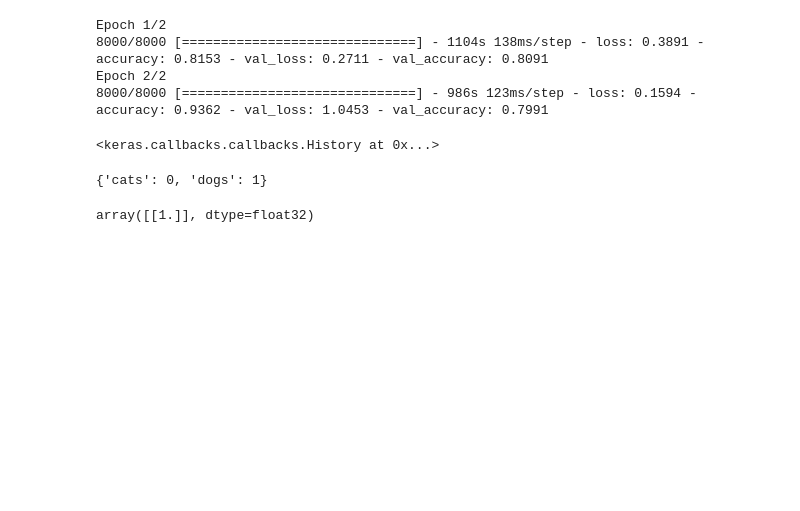
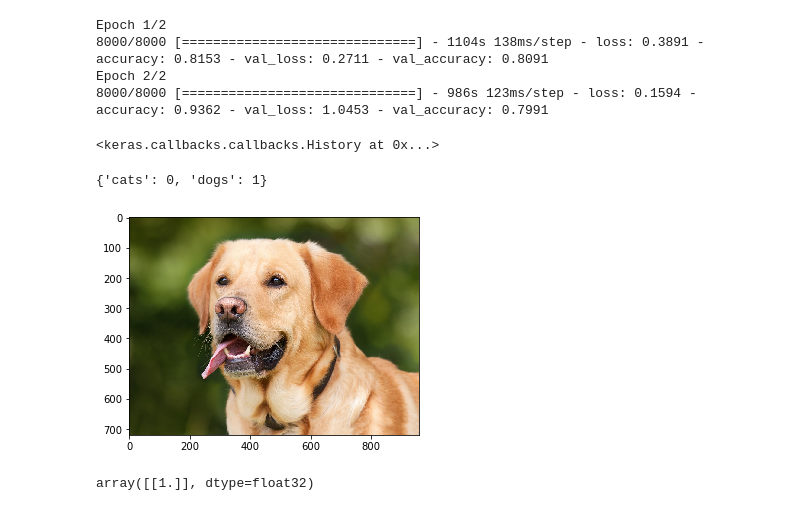
Before and after one commit to leoquiroa/DeepLearning, a Jupyter notebook: CNN.ipynb, the cells around one changed output. Drawn from its saved outputs; the diff is of its cells as text; code cells hidden in the pictures; blank space fills up the shorter version.

Commit message:
include images

```diff
--- a/CNN.ipynb
+++ b/CNN.ipynb
@@ -126,6 +132,12 @@ Epoch 2/2
 print(training_set.class_indices)
 # %% [output]
 {'cats': 0, 'dogs': 1}
+# %%
+img=mpimg.imread('./dataset/single_prediction/cat_or_dog_1.jpg')
+imgplot = plt.imshow(img)
+plt.show()
+# %% [output]
+[figure, added]
 # %%
 test_image = image.load_img('./dataset/single_prediction/cat_or_dog_1.jpg', target_size = (64, 64))
 test_image = image.img_to_array(test_image)
```
Also changed, not shown: parts of 3 cells of this notebook.
